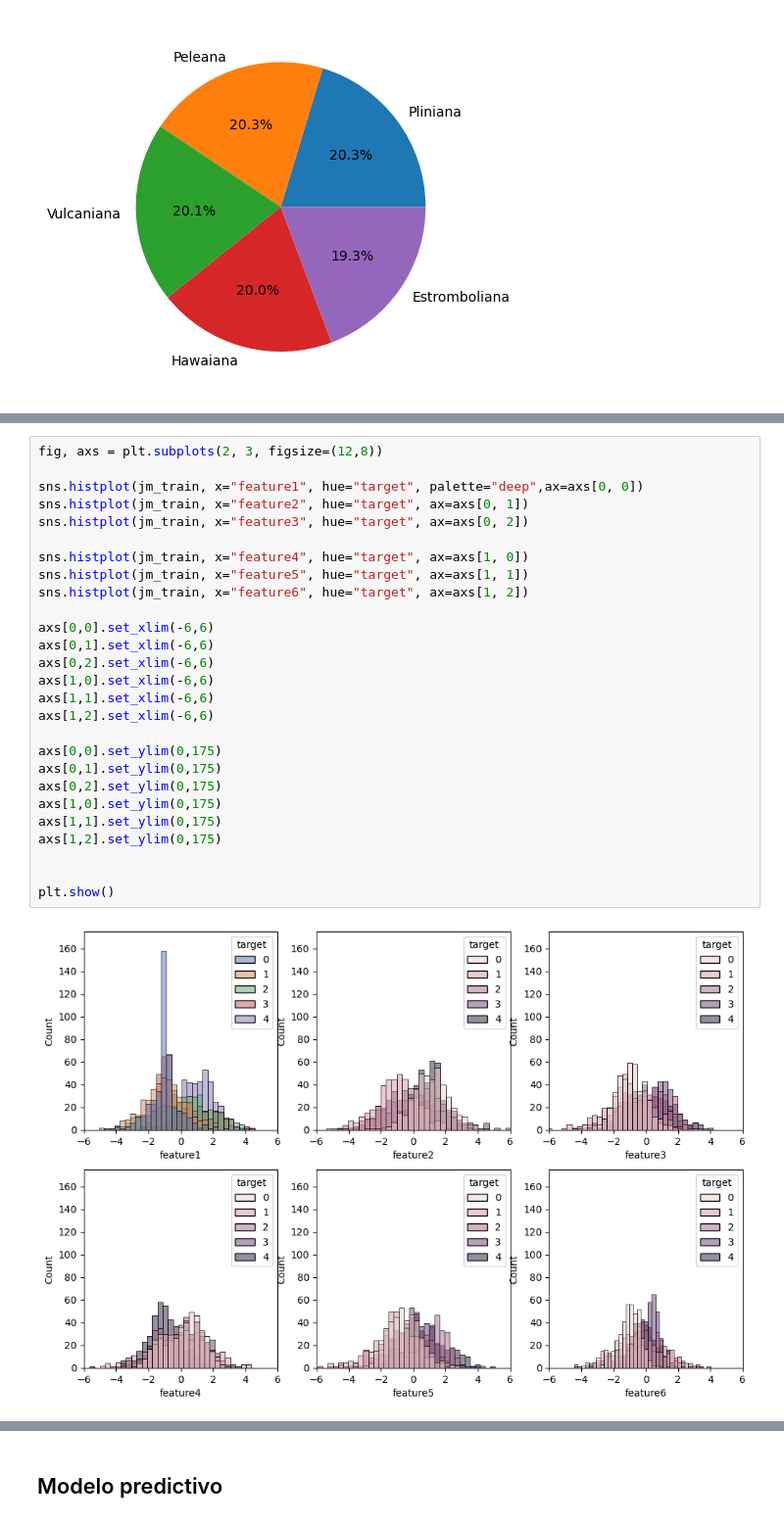
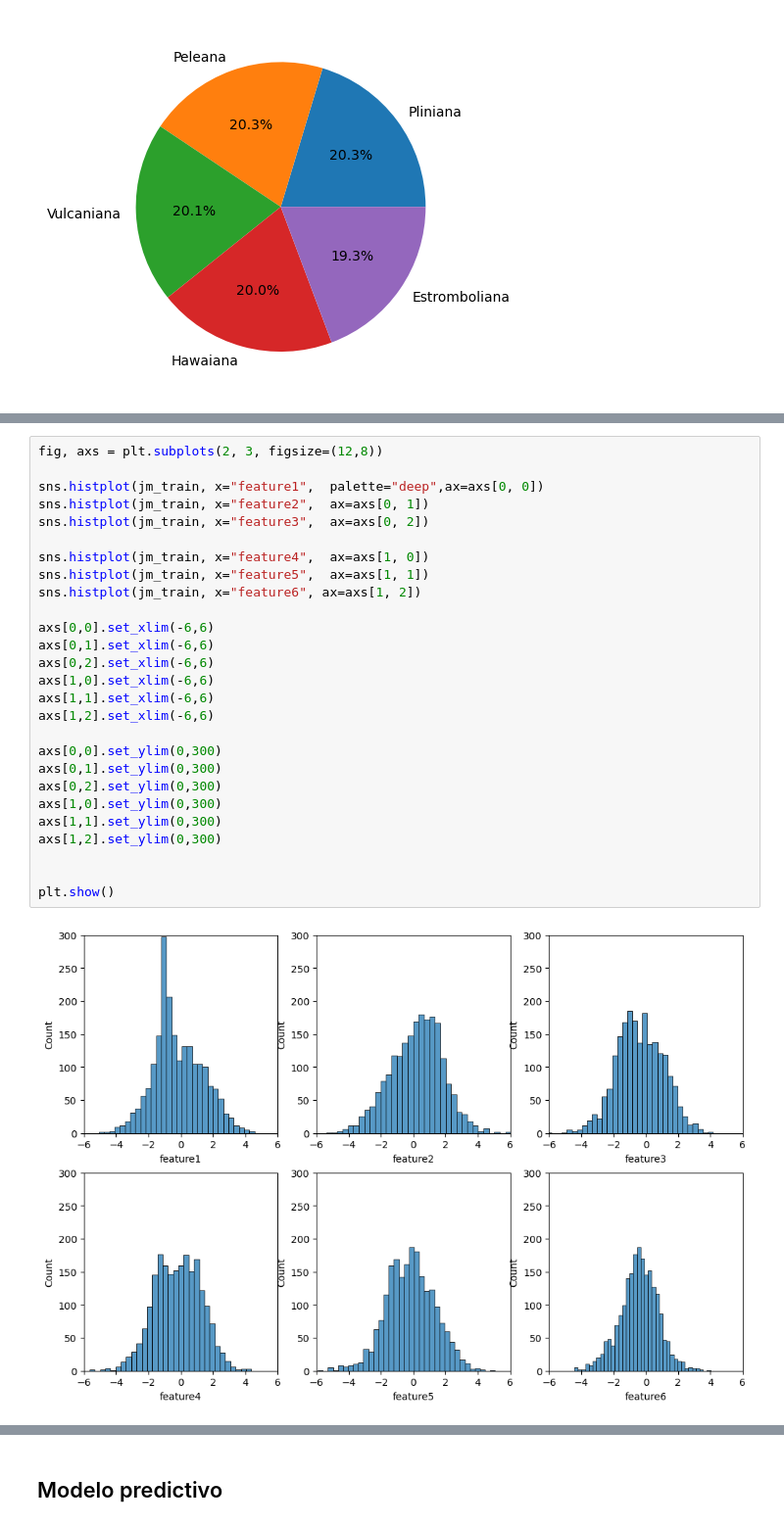
Before and after one commit to hinojosaad/erupciones_volcanicas, a Jupyter notebook: Erupciones_volcanicas.ipynb, the cells around one changed output, grey strips where cells are left out. Shown at 98% size. Cells and saved outputs as stored; diff of their text form.

```diff
--- a/Erupciones_volcanicas.ipynb
+++ b/Erupciones_volcanicas.ipynb
@@ -61,30 +70,30 @@ plt.show()
 # %%
 fig, axs = plt.subplots(2, 3, figsize=(12,8))
 
-sns.histplot(jm_train, x="feature1", hue="target", palette="deep",ax=axs[0, 0])
-sns.histplot(jm_train, x="feature2", hue="target", ax=axs[0, 1])
-sns.histplot(jm_train, x="feature3", hue="target", ax=axs[0, 2])
+sns.histplot(jm_train, x="feature1",  palette="deep",ax=axs[0, 0])
+sns.histplot(jm_train, x="feature2",  ax=axs[0, 1])
+sns.histplot(jm_train, x="feature3",  ax=axs[0, 2])
 
-sns.histplot(jm_train, x="feature4", hue="target", ax=axs[1, 0])
-sns.histplot(jm_train, x="feature5", hue="target", ax=axs[1, 1])
-sns.histplot(jm_train, x="feature6", hue="target", ax=axs[1, 2])
+sns.histplot(jm_train, x="feature4",  ax=axs[1, 0])
+sns.histplot(jm_train, x="feature5",  ax=axs[1, 1])
+sns.histplot(jm_train, x="feature6", ax=axs[1, 2])
 
 axs[0,0].set_xlim(-6,6)
 axs[0,1].set_xlim(-6,6)
 axs[0,2].set_xlim(-6,6)
 axs[1,0].set_xlim(-6,6)
 axs[1,1].set_xlim(-6,6)
 axs[1,2].set_xlim(-6,6)
 
-axs[0,0].set_ylim(0,175)
-axs[0,1].set_ylim(0,175)
-axs[0,2].set_ylim(0,175)
-axs[1,0].set_ylim(0,175)
-axs[1,1].set_ylim(0,175)
-axs[1,2].set_ylim(0,175)
+axs[0,0].set_ylim(0,300)
+axs[0,1].set_ylim(0,300)
+axs[0,2].set_ylim(0,300)
+axs[1,0].set_ylim(0,300)
+axs[1,1].set_ylim(0,300)
+axs[1,2].set_ylim(0,300)
 
 
 plt.show()
 # %% [output]
-[figure, old version]
+[figure, new version]
 # %%
```
Also changed, not shown: parts of 25 cells of this notebook.
